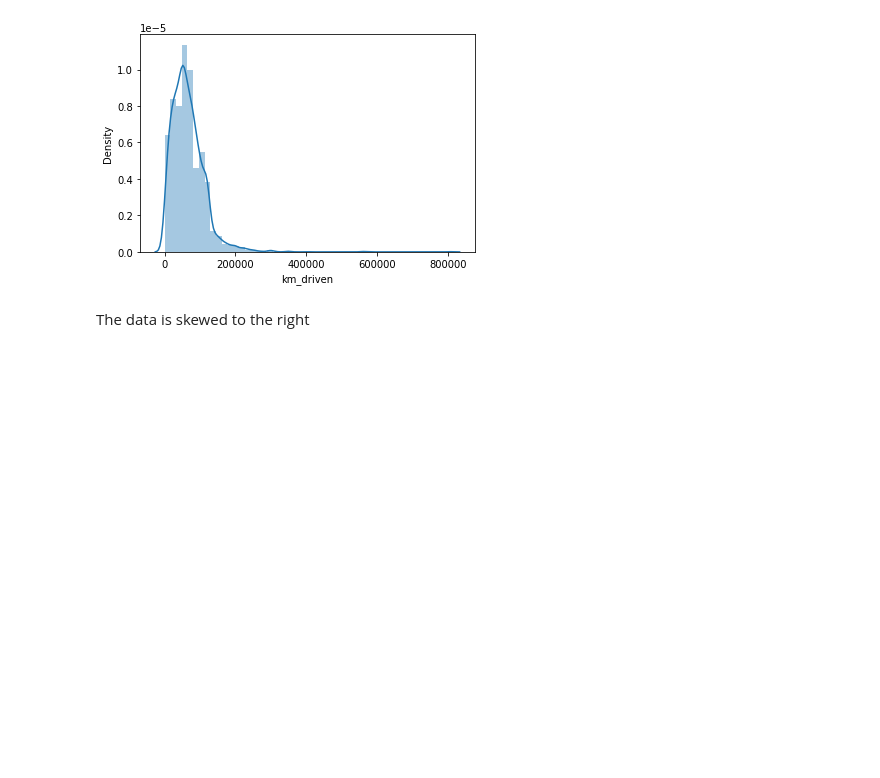
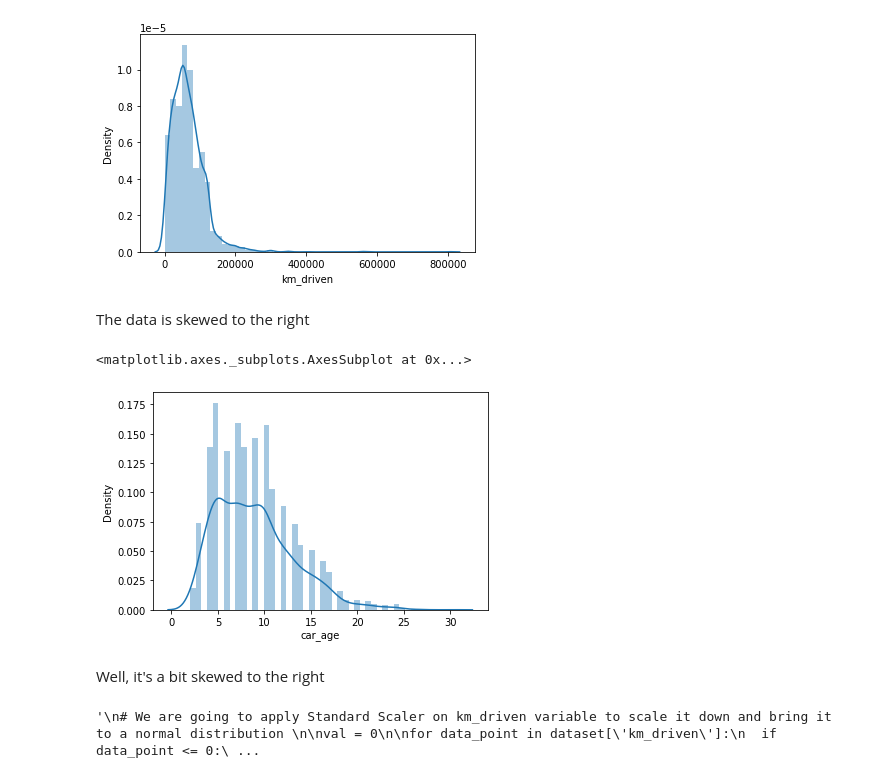
Before and after one commit to abhi-11nav/Car-price-prediction, a Jupyter notebook: Care_resale_value_prediction_.ipynb, the cells around one changed output. Drawn from its saved outputs; the diff is of its cells as text; code cells hidden in the pictures; blank space fills up the shorter version.

```diff
--- a/Care_resale_value_prediction_.ipynb
+++ b/Care_resale_value_prediction_.ipynb
@@ -99,18 +93,39 @@ sns.distplot(dataset['km_driven'])
 [figure]
 # %% [markdown]
 The data is skewed to the right
+# %%
+# Creating a new columns that will be defined by a column already present in the dataset
+
+dataset['car_age'] = 2022 - dataset['year']
+
+# Dropping the year feature
+
+dataset.drop("year", axis=1, inplace=True)
+# %%
+# Distribution of age varibale
+
+sns.distplot(dataset['car_age'])
+# %% [output]
+<matplotlib.axes._subplots.AxesSubplot at 0x...>
+[figure, added]
+# %% [markdown]
+Well, it's a bit skewed to the right
 # %%
-# We are going to do a log transformation on km_driven variable to scale it down and bring it to a normal distribution
-
-# Checking if any data value in this feature is <= 0 since we cannot apply log transformation to value less than or equal to 0
+"""
+# We are going to apply Standard Scaler on km_driven variable to scale it down and bring it to a normal distribution
 
 val = 0
 
-for data_point in X['km_driven']:
+for data_point in dataset['km_driven']:
   if data_point <= 0:
     val += 1
 if val!=0:
   print("The feature has data points that are less than or equal to 0")
+from sklearn.preprocessing import StandardScaler
 
+scaler = StandardScaler()
 
-X['km_driven'] = np.log(X['km_driven'])
+dataset['km_driven'] = scaler.fit_transform(np.array(dataset["km_driven"]).reshape(-1,1))
+dataset["car_age"] = scaler.fit_transform(np.array(dataset["car_age"]).reshape(-1,1))"""
+# %% [output]
+'\n# We are going to apply Standard Scaler on km_driven variable to scale it down and bring it to a normal distribution \n\nval = 0\n\nfor data_point in dataset[\'km_driven\']:\n  if data_point <= 0:\ ...
```
Also changed, not shown: parts of 47 cells of this notebook.
